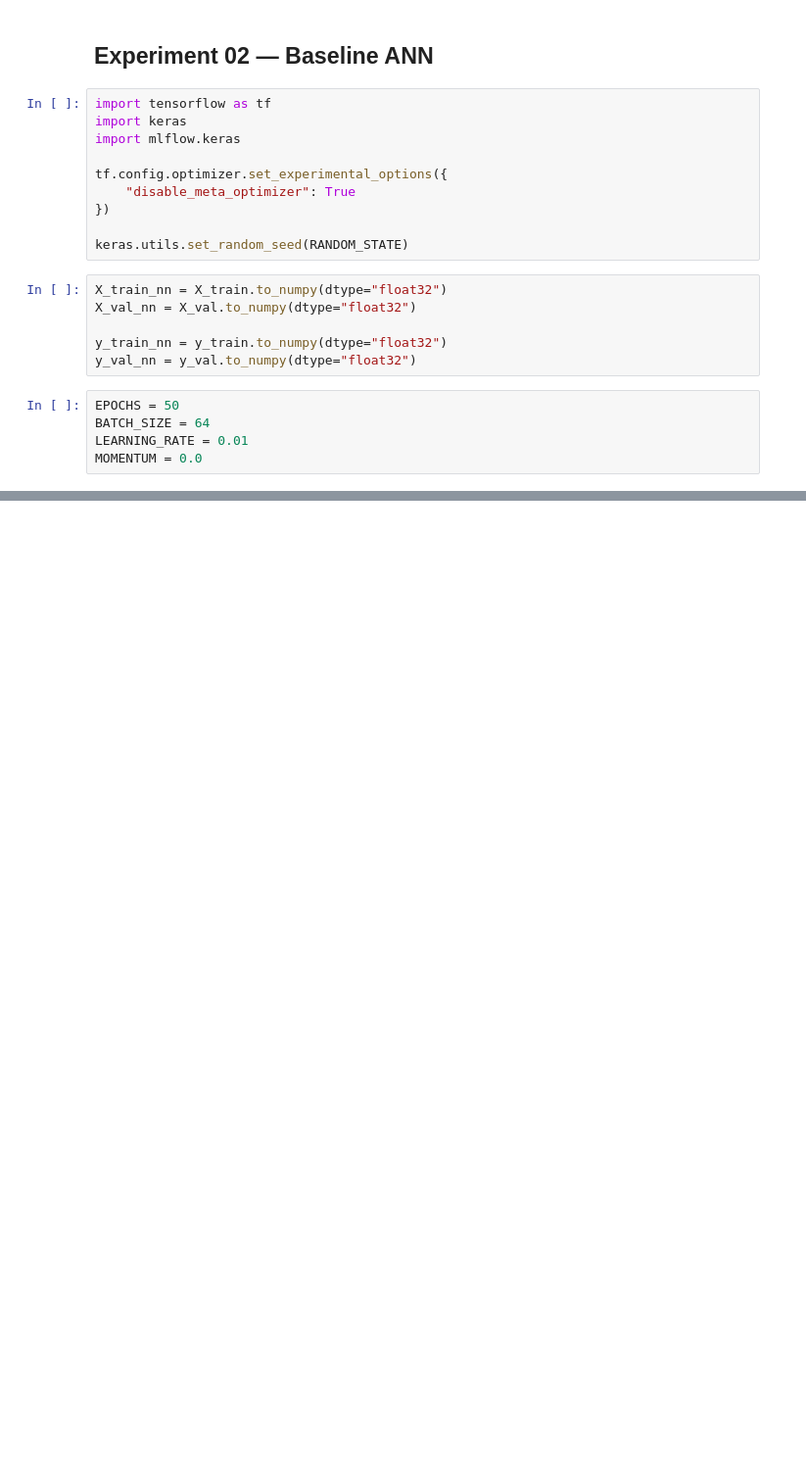
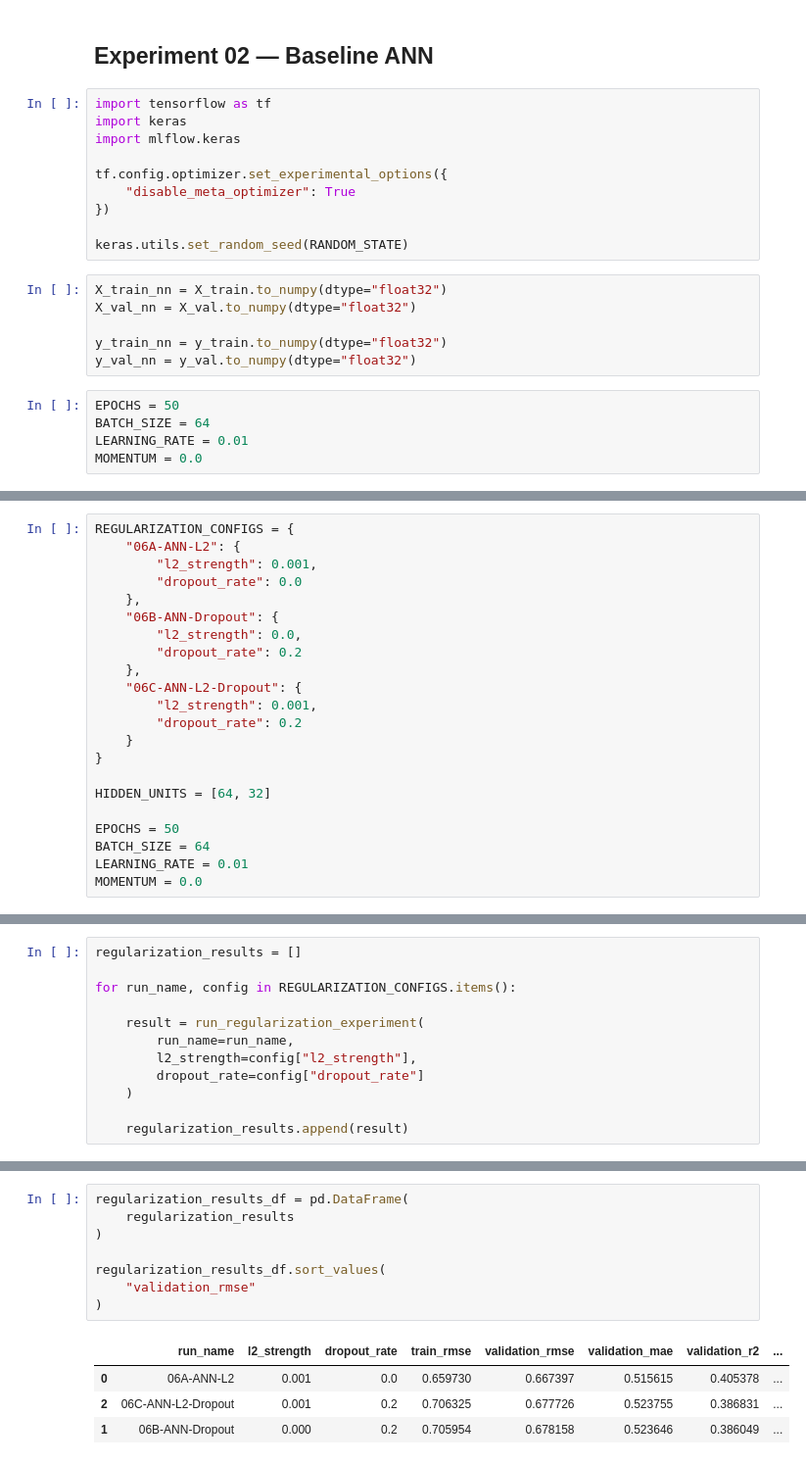
Before and after one commit to farzamasadian/wine-quality, a Jupyter notebook: regression/wine_quality_regression.ipynb, the cells around one changed output, grey strips where cells are left out. Shown at 98% size. Cells and saved outputs as stored; diff of their text form; blank space fills up the shorter version.

```diff
--- a/regression/wine_quality_regression.ipynb
+++ b/regression/wine_quality_regression.ipynb
@@ -922,0 +1917,22 @@ Prediction Time: 0.041950 s
+# %%
+REGULARIZATION_CONFIGS = {
+    "06A-ANN-L2": {
+        "l2_strength": 0.001,
+        "dropout_rate": 0.0
+    },
+    "06B-ANN-Dropout": {
+        "l2_strength": 0.0,
+        "dropout_rate": 0.2
+    },
+    "06C-ANN-L2-Dropout": {
+        "l2_strength": 0.001,
+        "dropout_rate": 0.2
+    }
+}
+
+HIDDEN_UNITS = [64, 32]
+
+EPOCHS = 50
+BATCH_SIZE = 64
+LEARNING_RATE = 0.01
+MOMENTUM = 0.0
@@ -922,0 +2113,12 @@ Prediction Time: 0.041950 s
+# %%
+regularization_results = []
+
+for run_name, config in REGULARIZATION_CONFIGS.items():
+
+    result = run_regularization_experiment(
+        run_name=run_name,
+        l2_strength=config["l2_strength"],
+        dropout_rate=config["dropout_rate"]
+    )
+
+    regularization_results.append(result)
@@ -922,0 +2143,13 @@ Prediction Time: 0.041950 s
+# %%
+regularization_results_df = pd.DataFrame(
+    regularization_results
+)
+
+regularization_results_df.sort_values(
+    "validation_rmse"
+)
+# %% [output]
+|  | run_name | l2_strength | dropout_rate | train_rmse | validation_rmse | validation_mae | validation_r2 | ... |
+| 0 | 06A-ANN-L2 | 0.001 | 0.0 | 0.659730 | 0.667397 | 0.515615 | 0.405378 | ... |
+| 2 | 06C-ANN-L2-Dropout | 0.001 | 0.2 | 0.706325 | 0.677726 | 0.523755 | 0.386831 | ... |
+| 1 | 06B-ANN-Dropout | 0.000 | 0.2 | 0.705954 | 0.678158 | 0.523646 | 0.386049 | ... |
```
Also changed, not shown: parts of 66 cells of this notebook, 1 other file.
